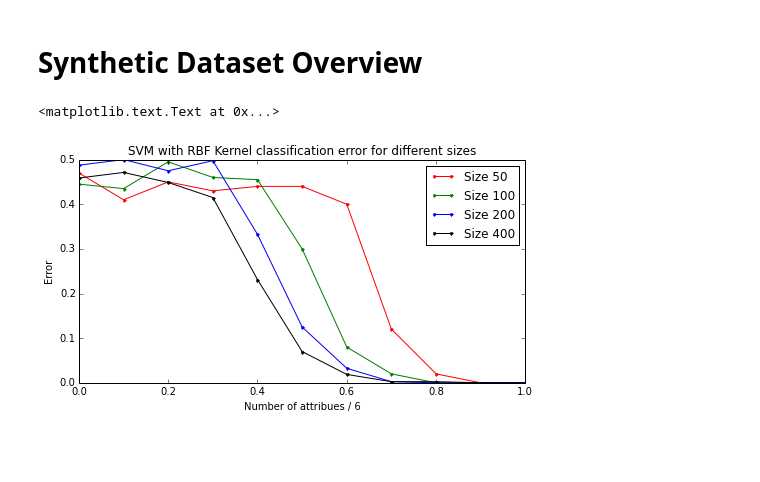
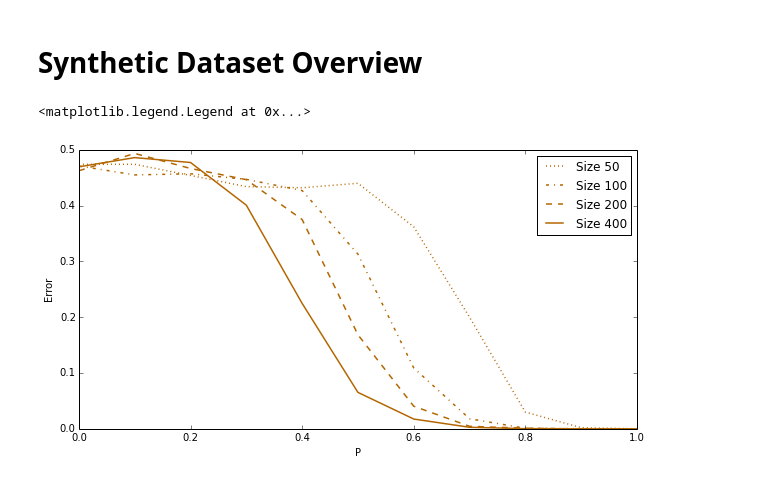
Before and after one commit to 4kxz/categorical-kernels, a Jupyter notebook: notebooks/Synthetic.ipynb, the cells around one changed output. Drawn from its saved outputs; the diff is of its cells as text; code cells hidden in the pictures; blank space fills up the shorter version.

```diff
--- a/notebooks/Synthetic.ipynb
+++ b/notebooks/Synthetic.ipynb
@@ -9,30 +9,30 @@ from kcat.datasets import synthetic
 # Define parameters
 sizes = (50, 100, 200, 400)
 ps = np.linspace(0, 1, num=11)
-repeat = 2
+repeat = 10
 # Try all possible combinations
 results = np.zeros((len(sizes), len(ps), repeat))
 for i, m in enumerate(sizes):
     for j, p in enumerate(ps):
         for k in range(repeat):
             # Generate a new dataset
-            X, y, benc = synthetic(m, n=25, c=2, p=p)
+            Xq, Xc, y = Synthetic(m, n=25, c=2, p=p).data_arrays
             clf = svm.SVC(kernel='rbf')
-            results[i][j][k] = cv.cross_val_score(clf, benc(X), y, cv=5).mean()
+            results[i][j][k] = cv.cross_val_score(clf, Xc, y, cv=5).mean()
 
 # Invert results to show error rate instead of success rate
 results = 1.0 - results
 # %%
 # Plot error
-figure(figsize=(8, 4), dpi=150)
-colors = ('r', 'g', 'b', 'k')
+figure(figsize=(10, 5))
+styles = (':', '-.', '--', '-')
 for i, m in enumerate(sizes):
-    plot(ps, results[i].mean(axis=1), '.-', color=colors[i])
-xlabel("Number of attribues / 6")
+    plot(ps, results[i].mean(axis=1), styles[i], linewidth=1.5, color=(0.7, 0.4, 0))
+xlabel("P")
 ylabel("Error")
 ylim(0, 0.5)
 legend(["Size {}".format(m) for m in sizes], bbox_to_anchor=(1, 1))
-title("SVM with RBF Kernel classification error for different sizes".format(m))
+# title("Classification Error using RBF Kernel".format(m))
 # %% [output]
-<matplotlib.text.Text at 0x...>
+<matplotlib.legend.Legend at 0x...>
-[figure, old version]
+[figure, new version]
```
Also changed, not shown: parts of 1 cell of this notebook, 5 other files.
